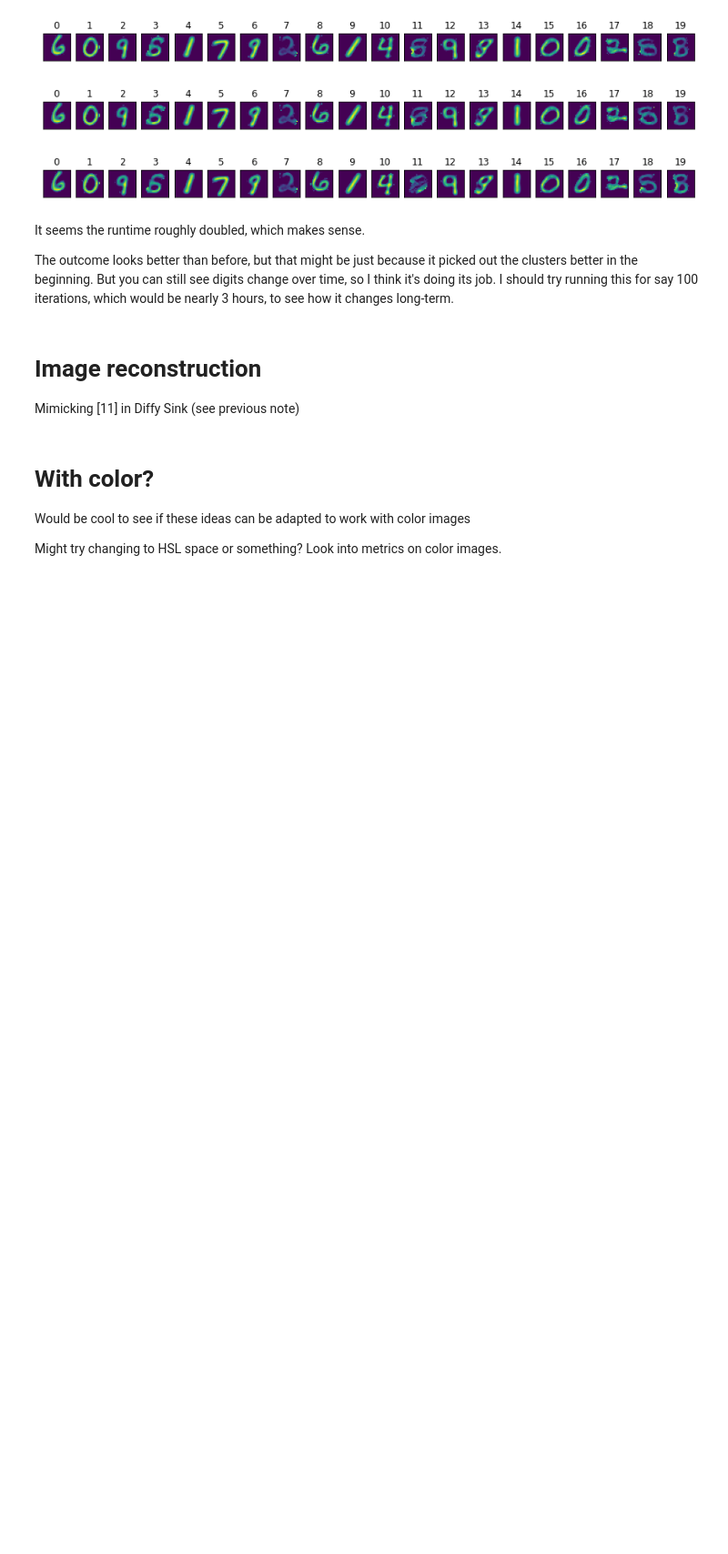
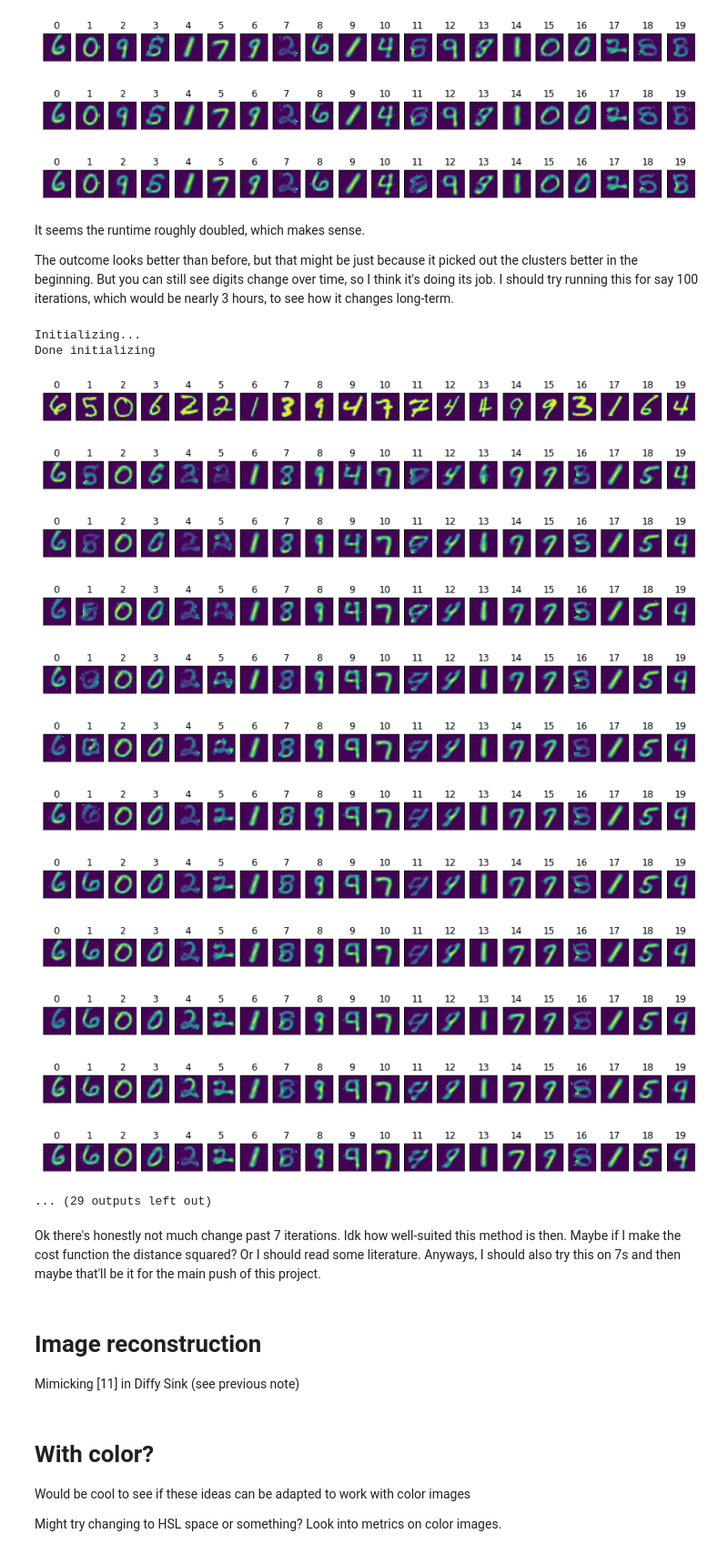
Before and after one commit to nicolas-bolle/barycenters, a Jupyter notebook: Scratchwork.ipynb, the cells around one changed output. Shown at 91% size. Saved outputs shown, nothing was run; the diff lists cells and outputs as text; code cells hidden in the pictures; blank space fills up the shorter version.

Commit message:
Tried many iterations
Not too interesting of a result. Didn't log the time since it was barely any coding, and then 1 hour of it running.

```diff
--- a/Scratchwork.ipynb
+++ b/Scratchwork.ipynb
@@ -1060,6 +1060,34 @@ for i in range(nn):
 It seems the runtime roughly doubled, which makes sense.
 
 The outcome looks better than before, but that might be just because it picked out the clusters better in the beginning. But you can still see digits change over time, so I think it's doing its job. I should try running this for say 100 iterations, which would be nearly 3 hours, to see how it changes long-term.
+# %%
+# Cluster all the digits
+k = 20
+c, r, R = bary.k_means_sinkhorn_barycenter(M, X, k, noise = 0.01, eta = 1, l = 10, iter_sink = 20, iter_Dsink = 20, iter_grad = 4, iter_lloyd = 40)
+# %% [output]
+Initializing...
+Done initializing
+# %%
+# Plot the results
+nn = np.size(R, axis = 2)
+for i in range(nn):
+    bary.plot_digits(R[:,:,i], width=20)
+# %% [output]
+[figure, added]
+[figure, added]
+[figure, added]
+[figure, added]
+[figure, added]
+[figure, added]
+[figure, added]
+[figure, added]
+[figure, added]
+[figure, added]
+[figure, added]
+[figure, added]
+... (29 outputs left out)
+# %% [markdown]
+Ok there's honestly not much change past 7 iterations. Idk how well-suited this method is then. Maybe if I make the cost function the distance squared? Or I should read some literature. Anyways, I should also try this on 7s and then maybe that'll be it for the main push of this project.
 # %% [markdown]
 # Image reconstruction
 
```
